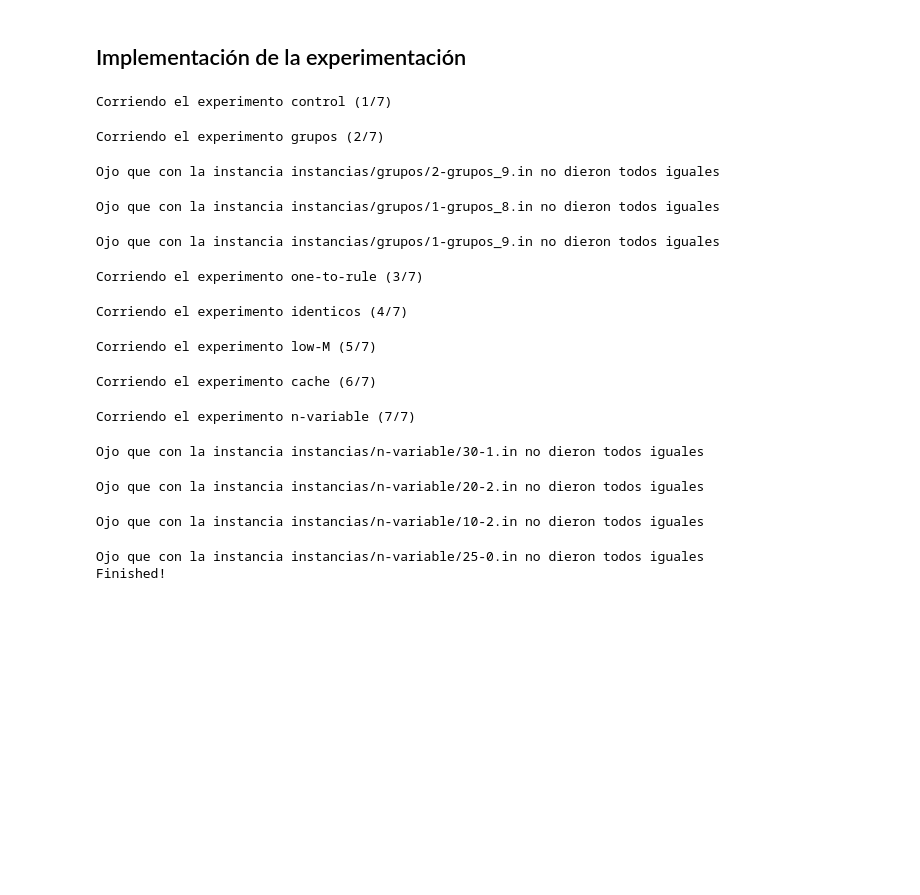
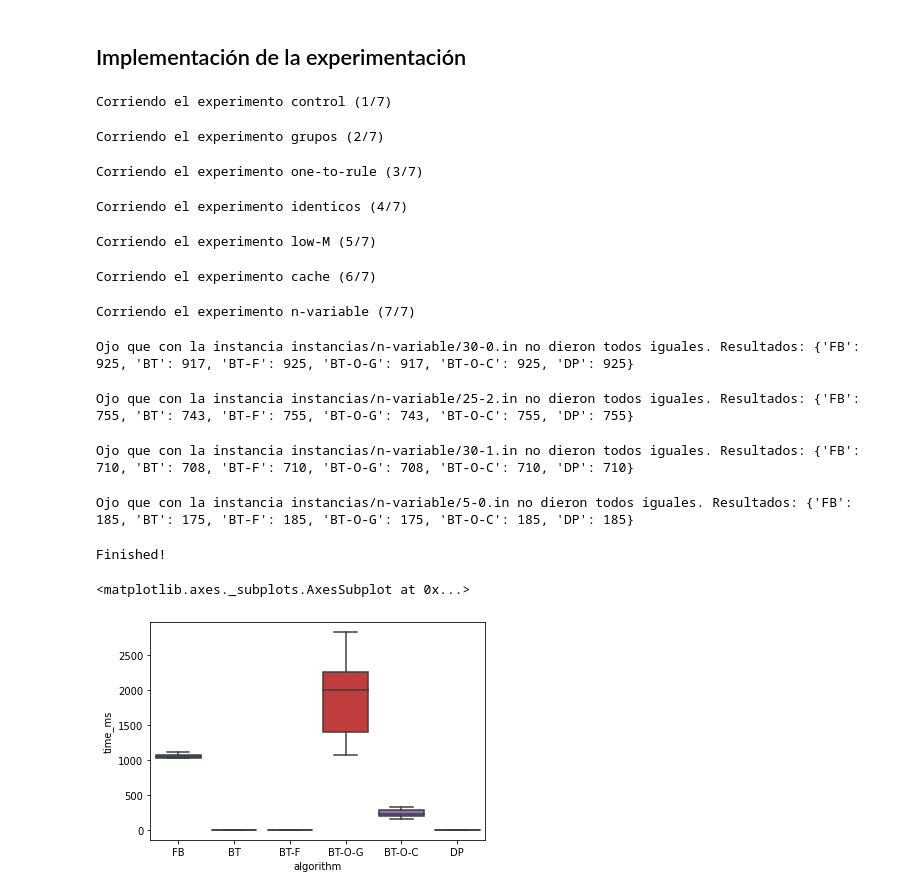
Before and after one commit to mnPanic/algo3-tp1, a Jupyter notebook: jupyter/experimentation.ipynb, the cells around one changed output. Cells and saved outputs as stored; diff of their text form; code cells hidden in the pictures; blank space fills up the shorter version.

Commit message:
Corro experimentos. Hago algunos graficos. Arreglo el BT-O-G.

```diff
--- a/jupyter/experimentation.ipynb
+++ b/jupyter/experimentation.ipynb
@@ -56,7 +56,7 @@ def run_instance(rows: list, dataset: str, algorithms: List[str]):
     resultados de todos los algoritmos no coinciden.
     """
     for instance in tqdm(get_instances(dataset), "instancias"):
-        results = []
+        results = {}
         for alg in algorithms:
             res, t = run(alg, instance)
             rows.append({
@@ -66,9 +66,9 @@ def run_instance(rows: list, dataset: str, algorithms: List[str]):
                 "instance": instance,
             })
 
-            results.append(res)
+            results[alg] = res
 
-        if not np.alltrue([results[0] == res for res in results]):
-            print(f"Ojo que con la instancia {instance} no dieron todos iguales")
+        if not np.alltrue([results[algorithms[0]] == res for res in results.values()]):
+            print(f"Ojo que con la instancia {instance} no dieron todos iguales. Resultados: {results}")
 # %% [markdown]
 ## Experimento 1 - Control
@@ -148,7 +86,7 @@ sns.boxplot(data=df_results.sort_values("pos"), x="pos", y="time_ms")
 # %% [markdown]
 ## Implementación de la experimentación
 # %%
-ALL = ["FB", "BT", "BT-F", "BT-O", "DP"]
+ALL = ["FB", "BT", "BT-F", "BT-O-G", "BT-O-C", "DP"]
 # %%
 # type experimento struct {
 #     algoritmos: []string
@@ -203,17 +145,14 @@ print("Finished!")
 # %% [output]
 Corriendo el experimento control (1/7)
 Corriendo el experimento grupos (2/7)
-Ojo que con la instancia instancias/grupos/2-grupos_9.in no dieron todos iguales
+Corriendo el experimento one-to-rule (3/7)
-Ojo que con la instancia instancias/grupos/1-grupos_8.in no dieron todos iguales
+Corriendo el experimento identicos (4/7)
-Ojo que con la instancia instancias/grupos/1-grupos_9.in no dieron todos iguales
+Corriendo el experimento low-M (5/7)
-Corriendo el experimento one-to-rule (3/7)
+Corriendo el experimento cache (6/7)
-Corriendo el experimento identicos (4/7)
+Corriendo el experimento n-variable (7/7)
-Corriendo el experimento low-M (5/7)
+Ojo que con la instancia instancias/n-variable/30-0.in no dieron todos iguales. Resultados: {'FB': 925, 'BT': 917, 'BT-F': 925, 'BT-O-G': 917, 'BT-O-C': 925, 'DP': 925}
-Corriendo el experimento cache (6/7)
+Ojo que con la instancia instancias/n-variable/25-2.in no dieron todos iguales. Resultados: {'FB': 755, 'BT': 743, 'BT-F': 755, 'BT-O-G': 743, 'BT-O-C': 755, 'DP': 755}
-Corriendo el experimento n-variable (7/7)
+Ojo que con la instancia instancias/n-variable/30-1.in no dieron todos iguales. Resultados: {'FB': 710, 'BT': 708, 'BT-F': 710, 'BT-O-G': 708, 'BT-O-C': 710, 'DP': 710}
-Ojo que con la instancia instancias/n-variable/30-1.in no dieron todos iguales
+Ojo que con la instancia instancias/n-variable/5-0.in no dieron todos iguales. Resultados: {'FB': 185, 'BT': 175, 'BT-F': 185, 'BT-O-G': 175, 'BT-O-C': 185, 'DP': 185}
-Ojo que con la instancia instancias/n-variable/20-2.in no dieron todos iguales
+Finished!
-Ojo que con la instancia instancias/n-variable/10-2.in no dieron todos iguales
-Ojo que con la instancia instancias/n-variable/25-0.in no dieron todos iguales
-Finished!
 # %%
@@ -220,0 +160,5 @@ df_results.to_csv("resultados.csv")
+# %%
+sns.boxplot(data=df_results, x="algorithm", y="time_ms", showfliers=False)
+# %% [output]
+<matplotlib.axes._subplots.AxesSubplot at 0x...>
+[figure, added]
```
Also changed, not shown: parts of 14 cells of this notebook, 5 other files.
